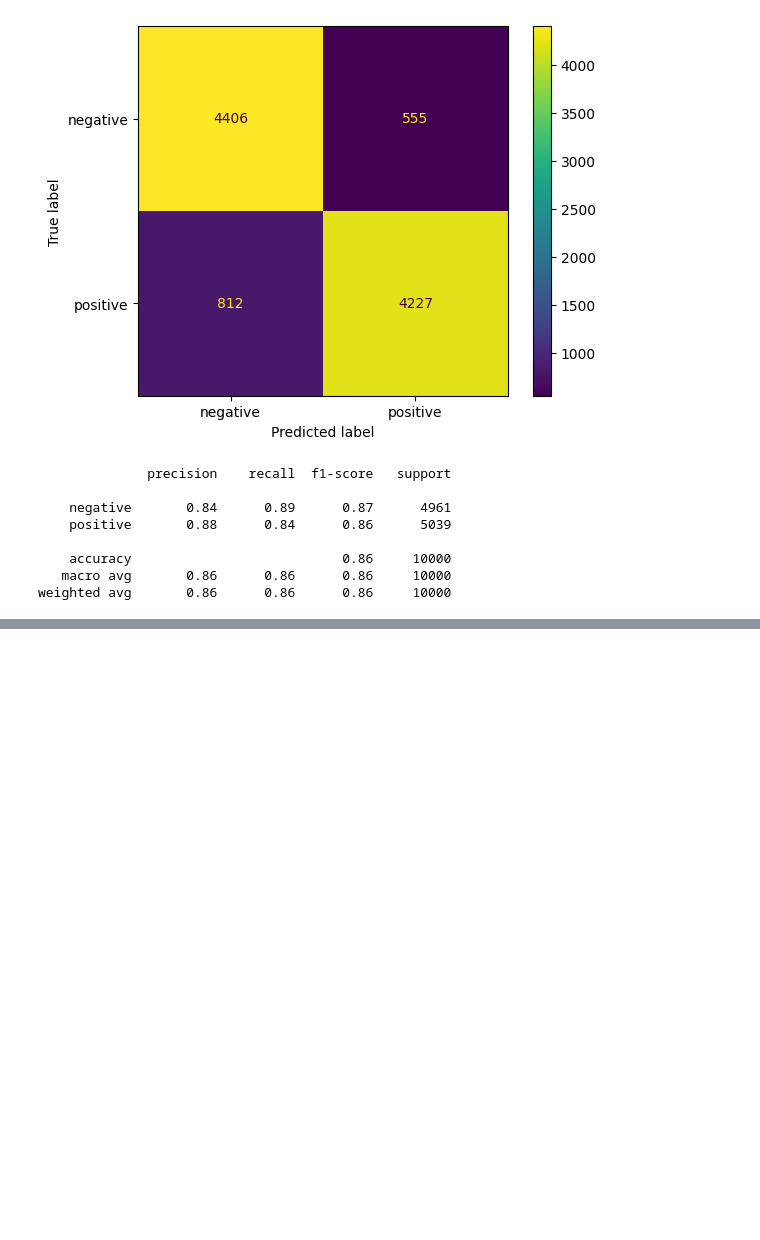
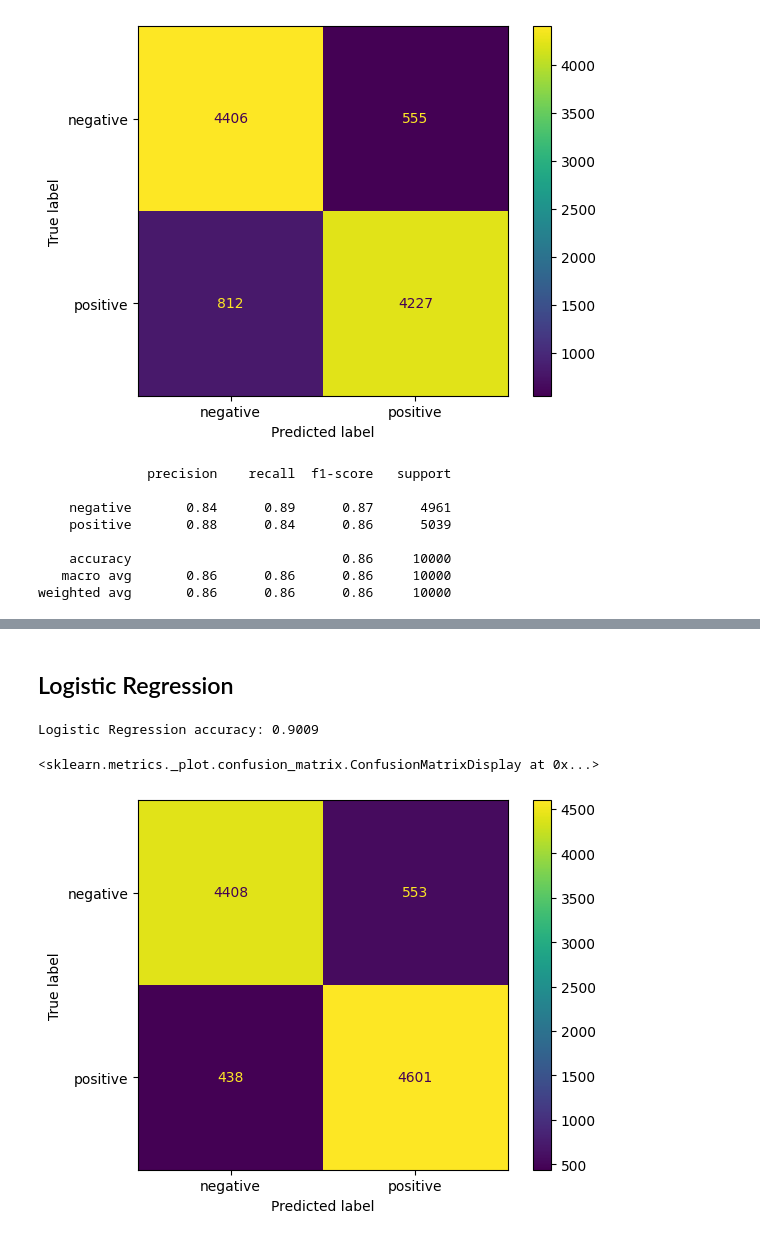
Before and after one commit to zfriedman0/5290-Spanish-MTSA, a Jupyter notebook: SentimentAnalysis-ZFriedman.ipynb, the cells around one changed output, grey strips where cells are left out. Saved outputs shown, nothing was run; the diff lists cells and outputs as text; code cells hidden in the pictures; blank space fills up the shorter version.

```diff
--- a/SentimentAnalysis-ZFriedman.ipynb
+++ b/SentimentAnalysis-ZFriedman.ipynb
@@ -173,0 +216,23 @@ weighted avg       0.86      0.86      0.86     10000
+# %% [markdown]
+## Logistic Regression
+# %%
+lr = LogisticRegression(solver="newton-cg")
+
+lr.fit(X_train, y_train)
+
+yhat3 = lr.predict(X_test)
+
+lr_accuracy = accuracy_score(y_test, yhat3)
+# %%
+print(f"Logistic Regression accuracy: {lr_accuracy}")
+# %% [output]
+Logistic Regression accuracy: 0.9009
+# %%
+cm3 = confusion_matrix(y_test, yhat3)
+
+cm3_display = ConfusionMatrixDisplay(confusion_matrix=cm3, display_labels=['negative', 'positive'])
+
+cm3_display.plot()
+# %% [output]
+<sklearn.metrics._plot.confusion_matrix.ConfusionMatrixDisplay at 0x...>
+[figure, added]
```
Also changed, not shown: parts of 11 cells of this notebook.
